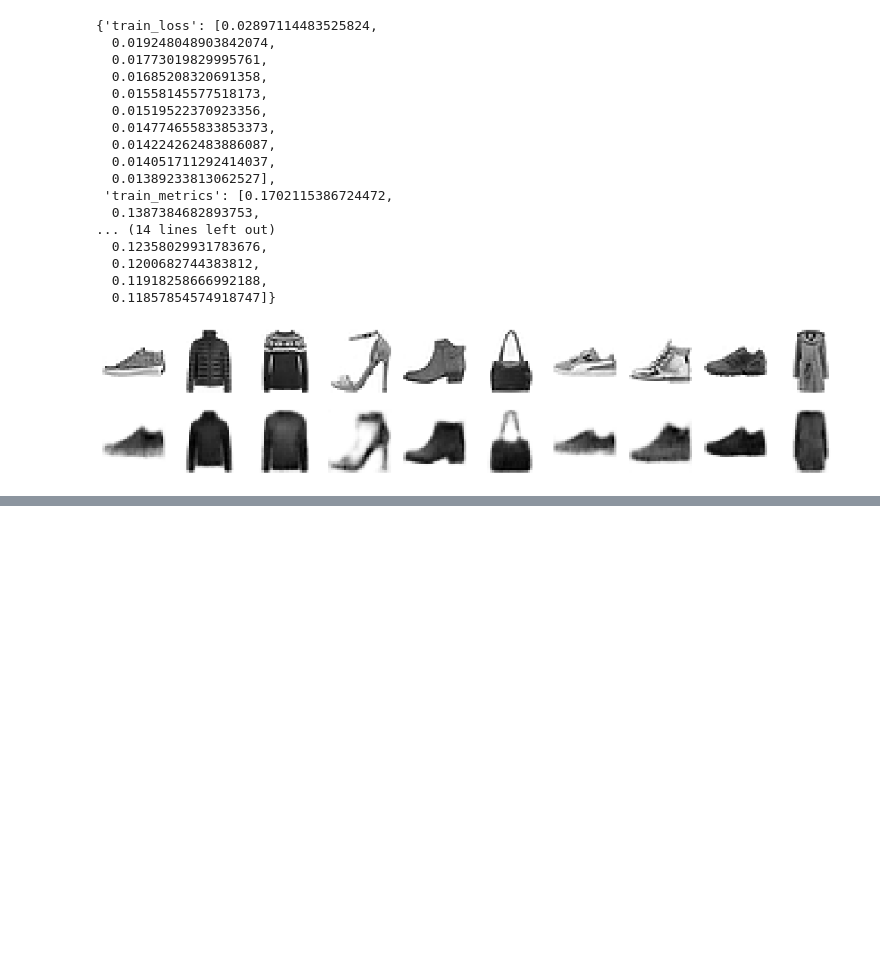
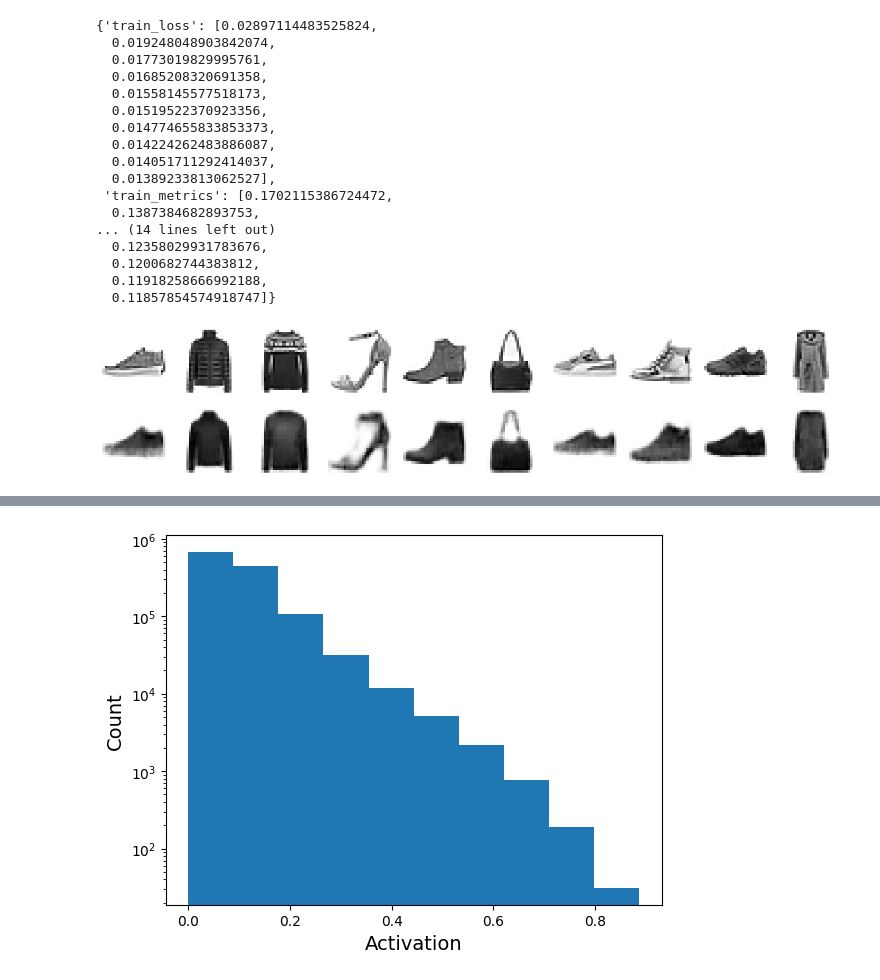
Before and after one commit to Portia-dot/Autoencoder-GANS-DiffusionModels, a Jupyter notebook: Autoencoder.ipynb, the cells around one changed output, grey strips where cells are left out. Drawn from its saved outputs; the diff is of its cells as text; code cells hidden in the pictures; blank space fills up the shorter version.

```diff
--- a/Autoencoder.ipynb
+++ b/Autoencoder.ipynb
@@ -584,0 +655,29 @@ plot_reconstruction(aemha, x_val, 10)
+# %%
+from collections import namedtuple
+
+ae_output = namedtuple('AEOutput', ['output', 'codings'])
+
+class SparseAutoencoder(nn.Module):
+    def __init__(self):
+        super().__init__()
+        self.encoder = nn.Sequential(
+            nn.Flatten(),
+            nn.Linear(1 * 28 * 28, 128),
+            nn.ReLU(),
+            nn.Linear(128, 128),
+            nn.ReLU(),
+            nn.Linear(128, 256),
+            nn.Sigmoid(),
+        )
+        self.decoder = nn.Sequential(
+            nn.Linear(256, 128),
+            nn.ReLU(),
+            nn.Linear(128, 1 * 28 * 28),
+            nn.Sigmoid(),
+            nn.Unflatten(dim = 1, unflattened_size=(1, 28, 28))
+        )
+    def forward(self, x):
+        coding = self.encoder(x)
+        output = self.decoder(coding)
+        return ae_output(output, coding)
+sp_model = SparseAutoencoder().to(device)
@@ -584,0 +725,11 @@ plot_reconstruction(aemha, x_val, 10)
+# %%
+with torch.no_grad():
+    y_pred = sp_model(x_val.to(device))
+
+encs = y_pred.codings.flatten().detach().cpu()
+plt.hist(encs, log=True)
+plt.xlabel("Activation")
+plt.ylabel("Count")
+plt.show()
+# %% [output]
+[figure, added]
```
Also changed, not shown: parts of 10 cells of this notebook.
